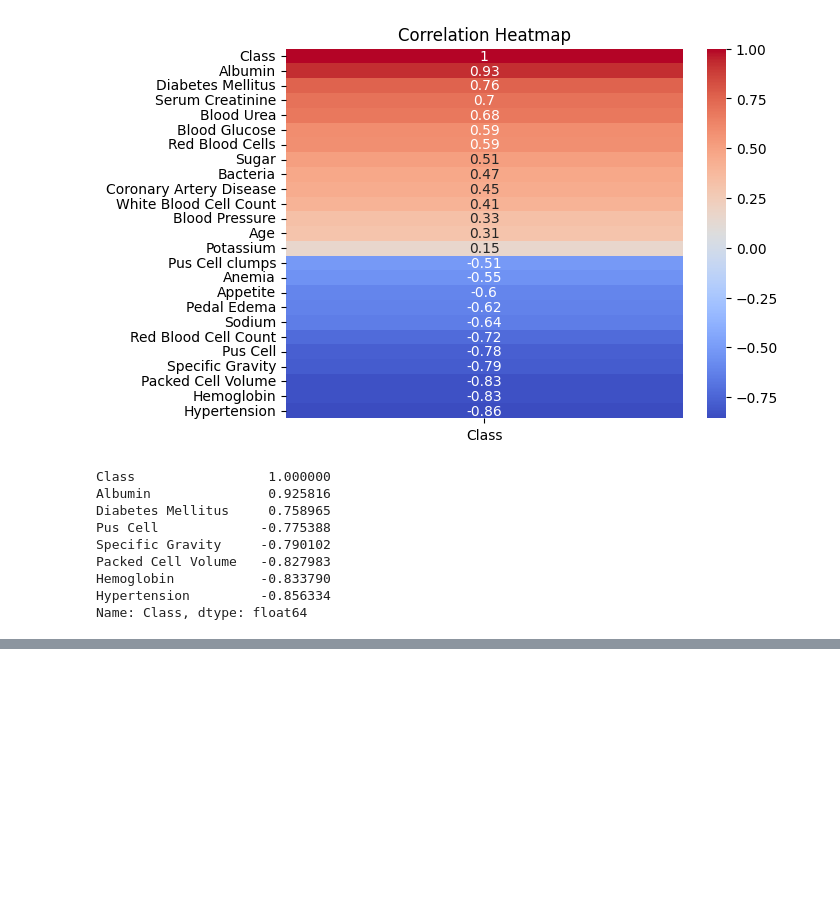
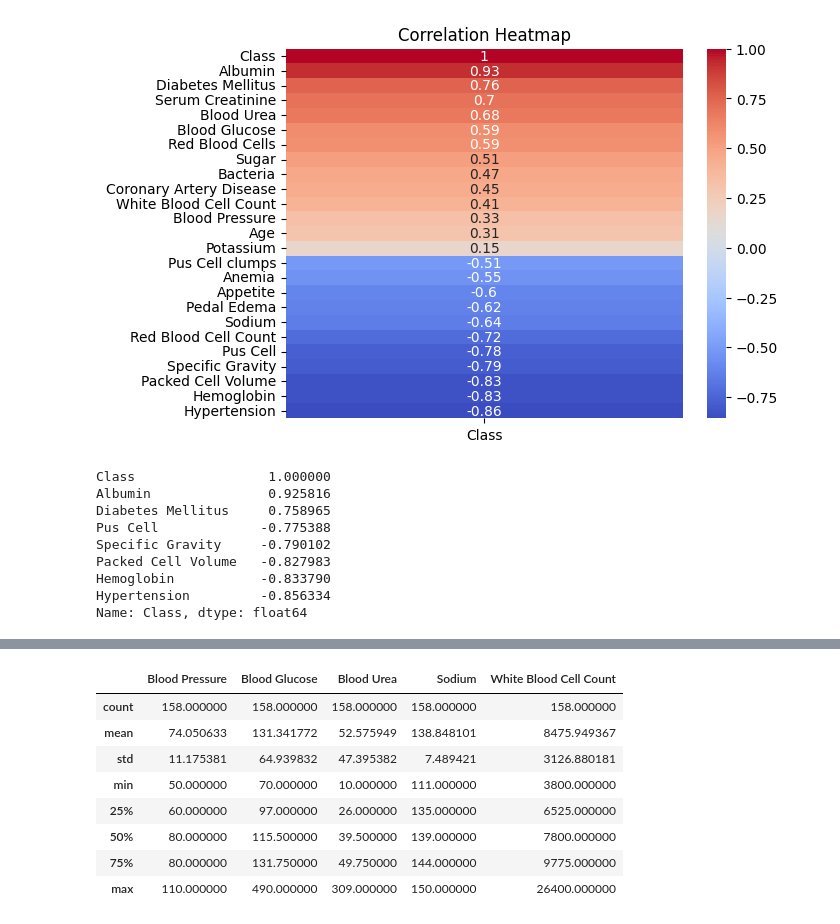
Before and after one commit to Shotza247/Chronic_Kidney_Disease_Class, a Jupyter notebook: CKD_Observation.ipynb, the cells around one changed output, grey strips where cells are left out. Drawn from its saved outputs; the diff is of its cells as text; code cells hidden in the pictures; blank space fills up the shorter version.

```diff
--- a/CKD_Observation.ipynb
+++ b/CKD_Observation.ipynb
@@ -268,0 +295,12 @@ Name: Class, dtype: float64
+# %%
+largeScale_targeted_columns.describe()
+# %% [output]
+|  | Blood Pressure | Blood Glucose | Blood Urea | Sodium | White Blood Cell Count |
+| count | 158.000000 | 158.000000 | 158.000000 | 158.000000 | 158.000000 |
+| mean | 74.050633 | 131.341772 | 52.575949 | 138.848101 | 8475.949367 |
+| std | 11.175381 | 64.939832 | 47.395382 | 7.489421 | 3126.880181 |
+| min | 50.000000 | 70.000000 | 10.000000 | 111.000000 | 3800.000000 |
+| 25% | 60.000000 | 97.000000 | 26.000000 | 135.000000 | 6525.000000 |
+| 50% | 80.000000 | 115.500000 | 39.500000 | 139.000000 | 7800.000000 |
+| 75% | 80.000000 | 131.750000 | 49.750000 | 144.000000 | 9775.000000 |
+| max | 110.000000 | 490.000000 | 309.000000 | 150.000000 | 26400.000000 |
```
Also changed, not shown: parts of 3 cells of this notebook.
